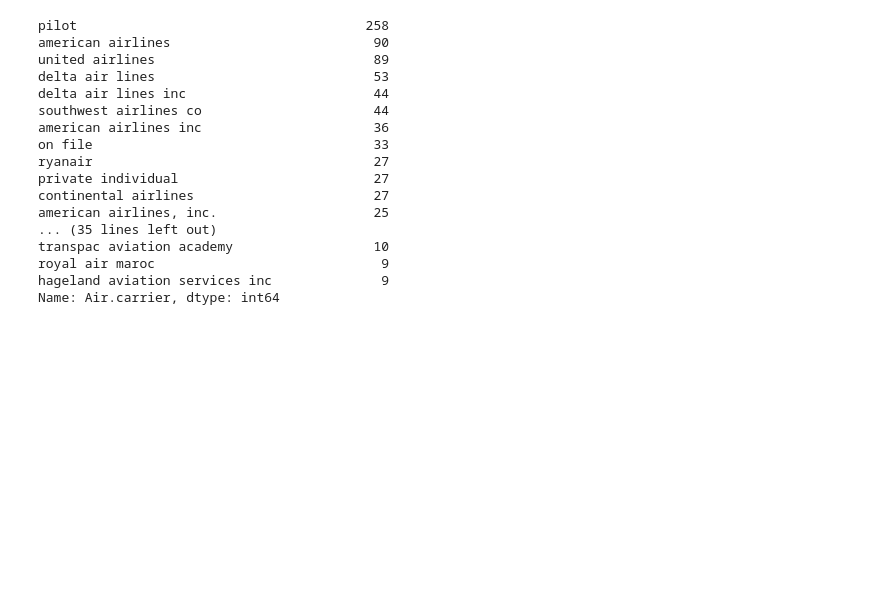
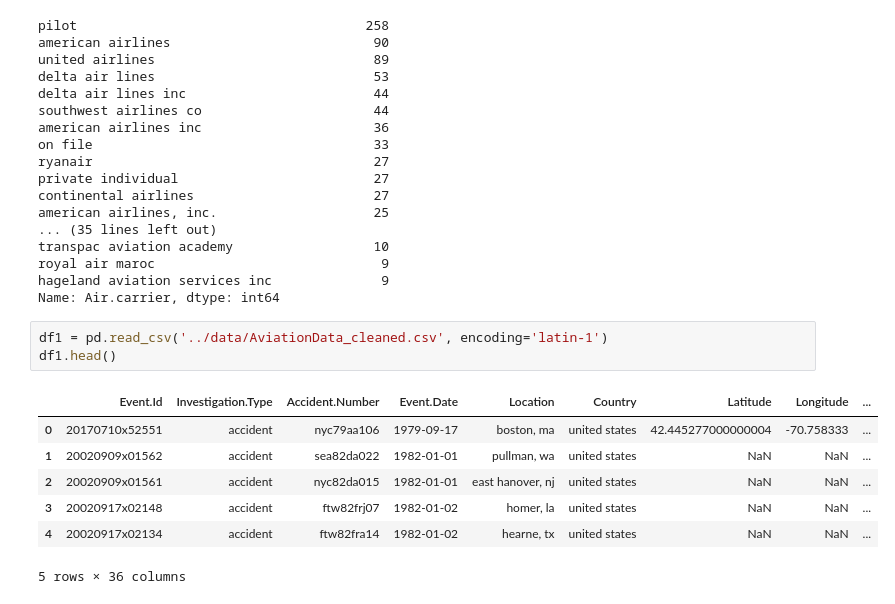
Before and after one commit to natehiatt/aviation_project, a Jupyter notebook: notebooks/nate_scratch.ipynb, the cells around one changed output. Saved outputs shown, nothing was run; the diff lists cells and outputs as text; blank space fills up the shorter version.

```diff
--- a/notebooks/nate_scratch.ipynb
+++ b/notebooks/nate_scratch.ipynb
@@ -685,3 +676,14 @@ transpac aviation academy                  10
 royal air maroc                             9
 hageland aviation services inc              9
 Name: Air.carrier, dtype: int64
+# %%
+df1 = pd.read_csv('../data/AviationData_cleaned.csv', encoding='latin-1')
+df1.head()
+# %% [output]
+|  | Event.Id | Investigation.Type | Accident.Number | Event.Date | Location | Country | Latitude | Longitude | ... |
+| 0 | 20170710x52551 | accident | nyc79aa106 | 1979-09-17 | boston, ma | united states | 42.445277000000004 | -70.758333 | ... |
+| 1 | 20020909x01562 | accident | sea82da022 | 1982-01-01 | pullman, wa | united states | NaN | NaN | ... |
+| 2 | 20020909x01561 | accident | nyc82da015 | 1982-01-01 | east hanover, nj | united states | NaN | NaN | ... |
+| 3 | 20020917x02148 | accident | ftw82frj07 | 1982-01-02 | homer, la | united states | NaN | NaN | ... |
+| 4 | 20020917x02134 | accident | ftw82fra14 | 1982-01-02 | hearne, tx | united states | NaN | NaN | ... |
+5 rows × 36 columns
```
Also changed, not shown: parts of 12 cells of this notebook, 2 other files.
